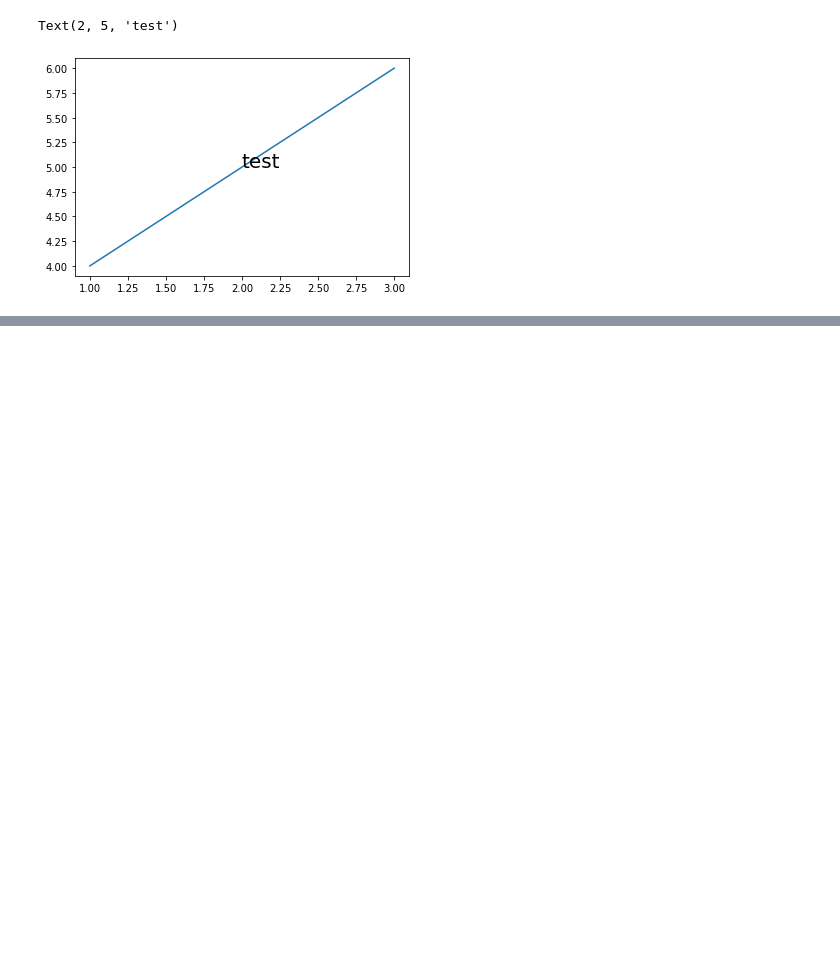
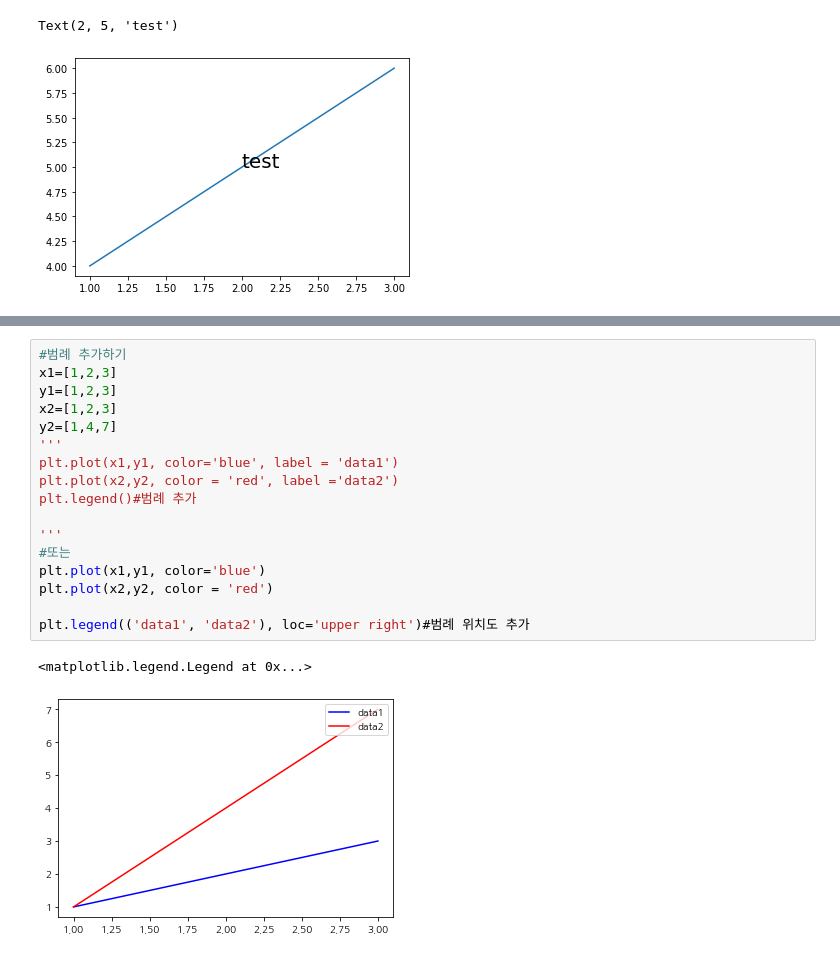
Before and after one commit to hitzza/git-practice-python, a Jupyter notebook: ex/fastcamp/plt.ipynb, the cells around one changed output, grey strips where cells are left out. Drawn from its saved outputs; the diff is of its cells as text; blank space fills up the shorter version.

```diff
--- a/ex/fastcamp/plt.ipynb
+++ b/ex/fastcamp/plt.ipynb
@@ -45,0 +86,20 @@ Text(2, 5, 'test')
+# %%
+#범례 추가하기
+x1=[1,2,3]
+y1=[1,2,3]
+x2=[1,2,3]
+y2=[1,4,7]
+'''
+plt.plot(x1,y1, color='blue', label = 'data1')
+plt.plot(x2,y2, color = 'red', label ='data2')
+plt.legend()#범례 추가
+
+'''
+#또는
+plt.plot(x1,y1, color='blue')
+plt.plot(x2,y2, color = 'red')
+
+plt.legend(('data1', 'data2'), loc='upper right')#범례 위치도 추가
+# %% [output]
+<matplotlib.legend.Legend at 0x...>
+[figure, added]
```
Also changed, not shown: parts of 6 cells of this notebook.
